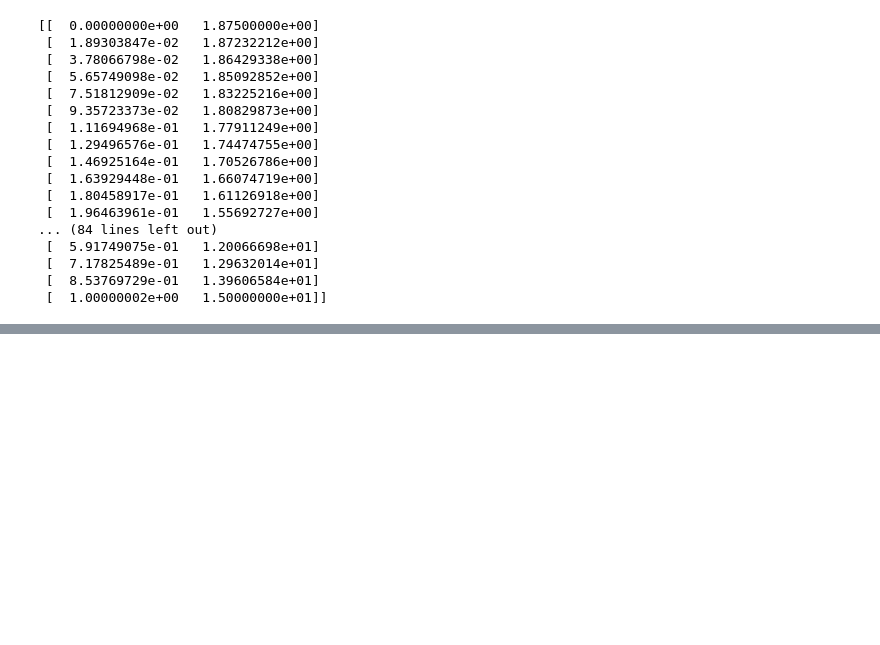
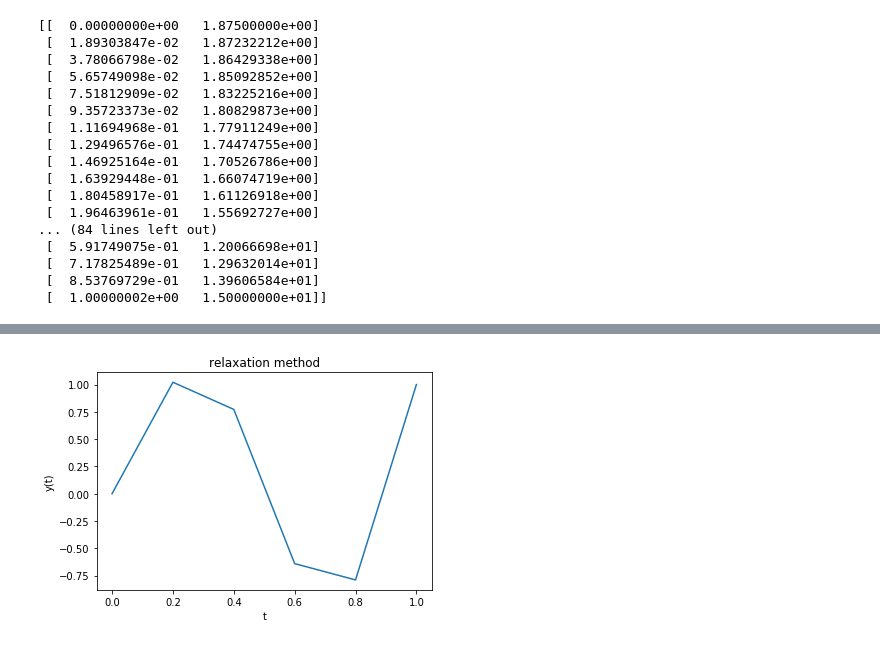
Before and after one commit to David-Zagaceta/computational-physics-class-404-604-Spring-2018, a Jupyter notebook: Hw 5.ipynb, the cells around one changed output, grey strips where cells are left out. Cells and saved outputs as stored; diff of their text form; code cells hidden in the pictures; blank space fills up the shorter version.

```diff
--- a/Hw 5.ipynb
+++ b/Hw 5.ipynb
@@ -86,0 +165,41 @@ print(x)
+# %%
+#creating functions for the function vector and jacobian matrix
+
+e = lambdify([y1,y2,y3,y4,y5,y6],E)
+j = lambdify([y1,y2,y3,y4,y5,y6],J)
+# %%
+def ODE_system(E, J, y1, y2, y3, y4, y5, y6, eps):
+    '''relaxation method'''
+    import numpy as np
+    E_value = E(y1,y2,y3,y4,y5,y6).astype(np.float64)
+    E_norm = np.linalg.norm(E_value)
+    counter = 0
+    while abs(E_norm) > eps and counter < 1000:
+        J_value = J(y1,y2,y3,y4,y5,y6).astype(np.float64)
+        delta = np.linalg.solve(J_value,-E_value)
+        y1 = float(y1 + delta[0])
+        y2 = float(y2 + delta[1])
+        y3 = float(y3 + delta[2])
+        y4 = float(y4 + delta[3])
+        y5 = float(y5 + delta[4])
+        y6 = float(y6 + delta[5])
+        E_value = E(y1,y2,y3,y4,y5,y6).astype(np.float64)
+        E_norm = np.linalg.norm(E_value)
+        counter += 1
+    if abs(E_norm) > eps:
+        return 'failed'
+    #print('it took ',counter,' iterations to find the zero')
+    y = [y1,y2,y3,y4,y5,y6]
+    return y
+# %%
+y = ODE_system(e,j,1.0,1.0,1.0,1.0,1.0,1.0, 10**(-14))
+# %%
+t = [0.0,0.2,0.4,0.6,0.8,1.0]
+# %%
+plt.plot(t,y)
+plt.title('relaxation method')
+plt.xlabel('t')
+plt.ylabel('y(t)')
+plt.show()
+# %% [output]
+[figure, added]
```
Also changed, not shown: parts of 13 cells of this notebook.
